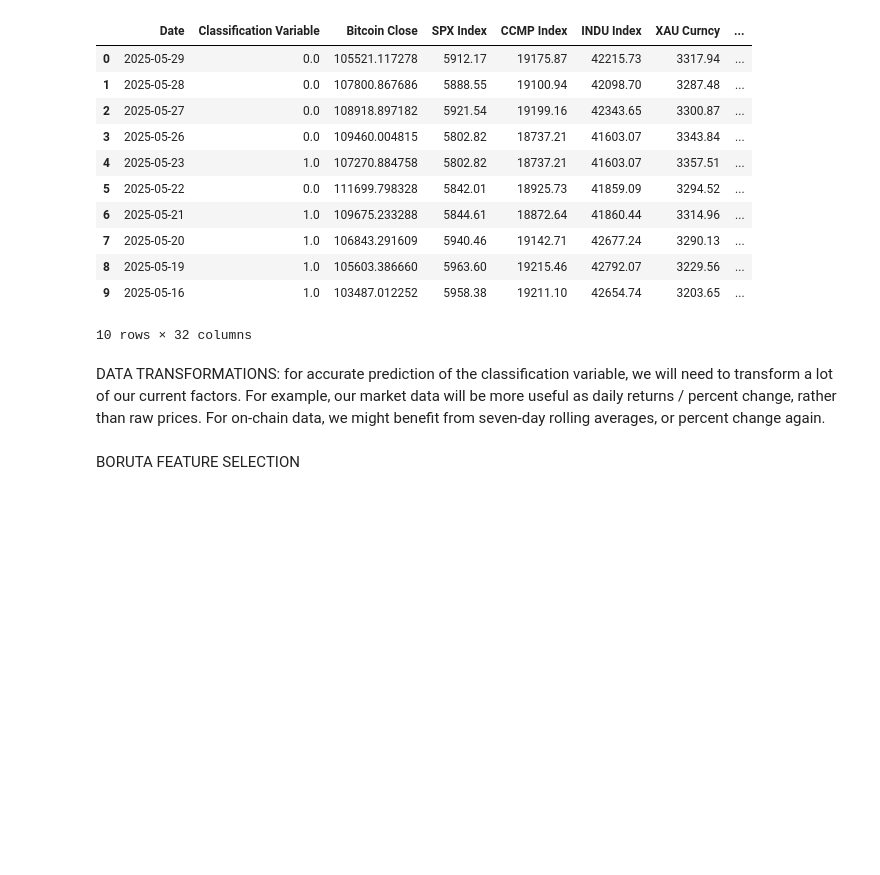
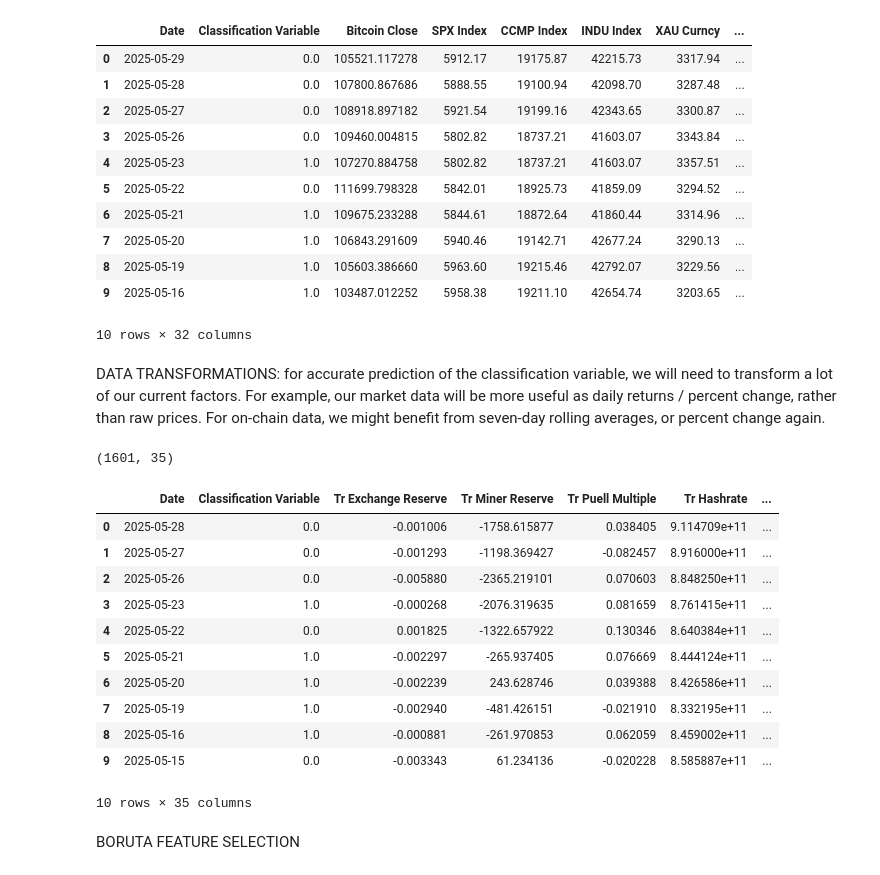
Before and after one commit to sbendre06/Supervised-Learning-BTC-Price-Direction, a Jupyter notebook: Pricing Models/feature-engineering.ipynb, the cells around one changed output. Saved outputs shown, nothing was run; the diff lists cells and outputs as text; code cells hidden in the pictures; blank space fills up the shorter version.

Commit message:
boruta with data transformations #1

```diff
--- a/Pricing Models/feature-engineering.ipynb
+++ b/Pricing Models/feature-engineering.ipynb
@@ -316,5 +316,69 @@ Final dataset columns: Index(['Date', 'Classification Variable', 'Bitcoin Close'
 10 rows × 32 columns
 # %% [markdown]
 DATA TRANSFORMATIONS: for accurate prediction of the classification variable, we will need to transform a lot of our current factors. For example, our market data will be more useful as daily returns / percent change, rather than raw prices. For on-chain data, we might benefit from seven-day rolling averages, or percent change again.
+# %%
+transformed_df = df.copy()
+# temporarily flip dataframe so python functions work properly (earliest date first)
+transformed_df = transformed_df.iloc[::-1].copy().reset_index(drop=True)
+
+# on-chain transformations
+transformed_df["Tr Exchange Reserve"] = transformed_df["Exchange Reserve"].pct_change()
+transformed_df["Tr Miner Reserve"] = transformed_df["Miner Reserve"] - transformed_df["Miner Reserve"].shift(7)
+transformed_df["Tr Puell Multiple"] = transformed_df["Puell Multiple"].pct_change(3)
+transformed_df["Tr Hashrate"] = transformed_df["Hashrate"].rolling(7).mean()
+transformed_df["Tr Fee-Reward Ratio"] = transformed_df["Fee-Reward Ratio"].pct_change()
+transformed_df["Tr SOPR"] = (transformed_df["SOPR"] > 1).astype(int)
+transformed_df["Tr Active Addresses"] = transformed_df["Active Addresses"].pct_change(3)
+transformed_df["Tr Exchange Netflow"] = transformed_df["Exchange Netflow"].rolling(3).sum()
+transformed_df["Tr Funding Rates"] = transformed_df["Funding Rates"] - transformed_df["Funding Rates"].shift(1)
+transformed_df["Tr Mean Coin Age"] = transformed_df["Mean Coin Age"].pct_change(7)
+transformed_df["Tr MVRV Ratio"] = transformed_df["MVRV Ratio"].pct_change(3)
+transformed_df["Tr Open Interest"] = transformed_df["Open Interest"].pct_change()
+
+# market transformations
+transformed_df["Tr S&P500"] = transformed_df["SPX Index"].pct_change()
+transformed_df["Tr Nasdaq"] = transformed_df["CCMP Index"].pct_change()
+transformed_df["Tr Dow"] = transformed_df["INDU Index"].pct_change()
+transformed_df["Tr Gold"] = transformed_df["XAU Curncy"].pct_change()
+transformed_df["Tr Oil"] = transformed_df["CL1 Comdty"].pct_change()
+transformed_df["Tr Silver"] = transformed_df["XAG Curncy"].pct_change()
+transformed_df["Tr Copper"] = transformed_df["LMCADY Comdty"].pct_change()
+transformed_df["Tr Natural Gas"] = transformed_df["NG1 Comdty"].pct_change()
+transformed_df["Tr Dollar Index"] = transformed_df["DXY Curncy"].pct_change()
+transformed_df["Tr EURUSD"] = transformed_df["EURUSD Curncy"].pct_change()
+transformed_df["Tr USDCNY"] = transformed_df["USDCNY Curncy"].pct_change()
+
+# economic indicator transformations
+transformed_df["Tr Fed Funds Raw"] = transformed_df["FDTR Index"]
+transformed_df["Tr Fed Funds Delta"] = transformed_df["FDTR Index"] - transformed_df["FDTR Index"].shift(1)
+transformed_df["Tr Treasury Pct"] = transformed_df["USGG10YR Index"].pct_change()
+transformed_df["Tr Treasury Delta"] = transformed_df["USGG10YR Index"] - transformed_df["USGG10YR Index"].shift(5)
+transformed_df["Tr Unemployment"] = transformed_df["USURTOT Index"]
+transformed_df["Tr CPI"] = transformed_df["CPI YOY Index"]
+transformed_df["Tr M2 Raw"] = transformed_df["M2% YOY Index"]
+transformed_df["Tr M2 Binary"] = (transformed_df["M2% YOY Index"] < 0).astype(int)
+transformed_df["Tr GDP Raw"] = transformed_df["GDP CQOQ Index"]
+transformed_df["Tr GDP Binary"] = (transformed_df["GDP CQOQ Index"] > 0).astype(int)
+
+transformed_df = transformed_df.dropna().reset_index(drop=True)
+transformed_df = transformed_df.iloc[::-1].copy().reset_index(drop=True)
+transformed_df = transformed_df.loc[:, (transformed_df.columns.str.startswith('Tr')) | (transformed_df.columns.isin(['Date', 'Classification Variable']))]
+
+print(transformed_df.shape)
+transformed_df.head(10)
+# %% [output]
+(1601, 35)
+|  | Date | Classification Variable | Tr Exchange Reserve | Tr Miner Reserve | Tr Puell Multiple | Tr Hashrate | ... |
+| 0 | 2025-05-28 | 0.0 | -0.001006 | -1758.615877 | 0.038405 | 9.114709e+11 | ... |
+| 1 | 2025-05-27 | 0.0 | -0.001293 | -1198.369427 | -0.082457 | 8.916000e+11 | ... |
+| 2 | 2025-05-26 | 0.0 | -0.005880 | -2365.219101 | 0.070603 | 8.848250e+11 | ... |
+| 3 | 2025-05-23 | 1.0 | -0.000268 | -2076.319635 | 0.081659 | 8.761415e+11 | ... |
+| 4 | 2025-05-22 | 0.0 | 0.001825 | -1322.657922 | 0.130346 | 8.640384e+11 | ... |
+| 5 | 2025-05-21 | 1.0 | -0.002297 | -265.937405 | 0.076669 | 8.444124e+11 | ... |
+| 6 | 2025-05-20 | 1.0 | -0.002239 | 243.628746 | 0.039388 | 8.426586e+11 | ... |
+| 7 | 2025-05-19 | 1.0 | -0.002940 | -481.426151 | -0.021910 | 8.332195e+11 | ... |
+| 8 | 2025-05-16 | 1.0 | -0.000881 | -261.970853 | 0.062059 | 8.459002e+11 | ... |
+| 9 | 2025-05-15 | 0.0 | -0.003343 | 61.234136 | -0.020228 | 8.585887e+11 | ... |
+10 rows × 35 columns
 # %% [markdown]
 BORUTA FEATURE SELECTION
```
Also changed, not shown: parts of 4 cells of this notebook.
